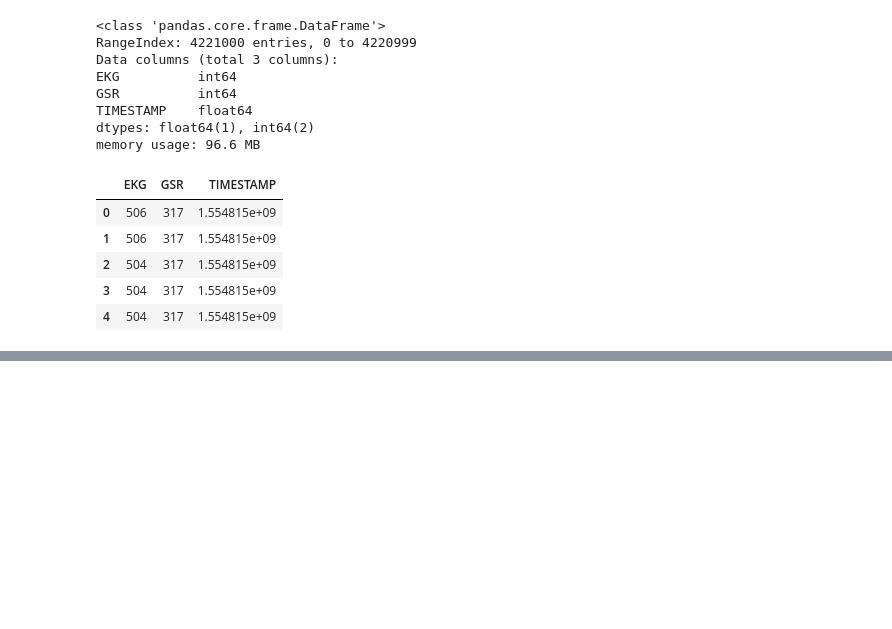
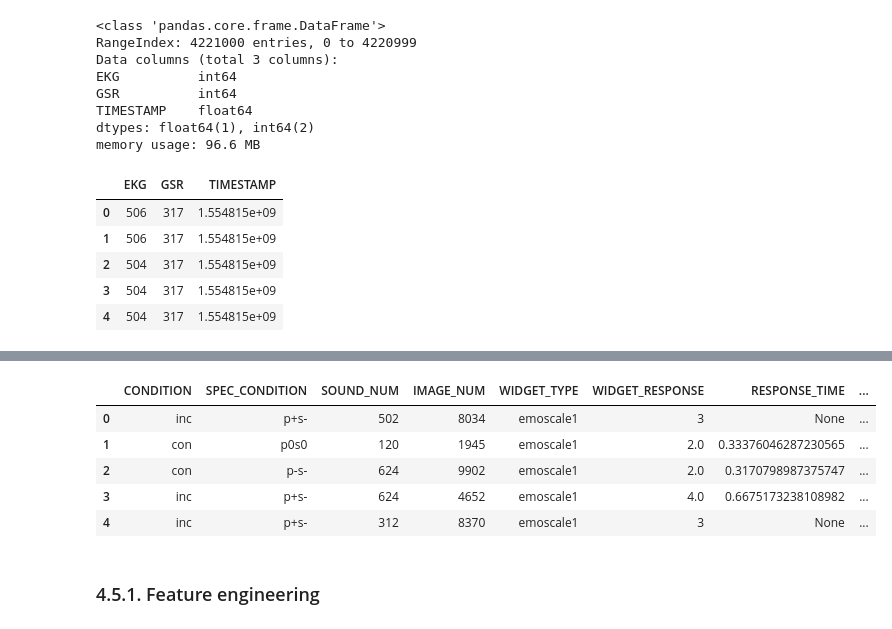
Before and after one commit to SkalskiP/ImaBoss, a Jupyter notebook: EDA.ipynb, the cells around one changed output, grey strips where cells are left out. Cells and saved outputs as stored; diff of their text form; code cells hidden in the pictures; blank space fills up the shorter version.

```diff
--- a/EDA.ipynb
+++ b/EDA.ipynb
@@ -38,3 +73,12 @@ def load_data(file_name, dir_path):
+# %%
+def load_data_procedure(file_name, dir_path):
+    file_path = os.path.join(dir_path, file_name)
+    return pd.read_csv(
+        file_path,sep="\t",
+        usecols=PROCEDURE_COLUMNS_TO_USE,
+        names=PROCEDURE_COLUMN_NAMES,
+        header=None
+    )
 # %%
 IAPS_data = pd.read_csv("./data/IAPS.csv",sep=";")
 IADS2_data = pd.read_csv("./data/IADS2.csv",sep=";")
@@ -247,0 +381,11 @@ plt.show()
+# %%
+PROCEDURE_data['9744'].head()
+# %% [output]
+|  | CONDITION | SPEC_CONDITION | SOUND_NUM | IMAGE_NUM | WIDGET_TYPE | WIDGET_RESPONSE | RESPONSE_TIME | ... |
+| 0 | inc | p+s- | 502 | 8034 | emoscale1 | 3 | None | ... |
+| 1 | con | p0s0 | 120 | 1945 | emoscale1 | 2.0 | 0.33376046287230565 | ... |
+| 2 | con | p-s- | 624 | 9902 | emoscale1 | 2.0 | 0.3170798987375747 | ... |
+| 3 | inc | p+s- | 624 | 4652 | emoscale1 | 4.0 | 0.6675173238108982 | ... |
+| 4 | inc | p+s- | 312 | 8370 | emoscale1 | 3 | None | ... |
+# %% [markdown]
+### 4.5.1. Feature engineering
```
Also changed, not shown: parts of 26 cells of this notebook.
